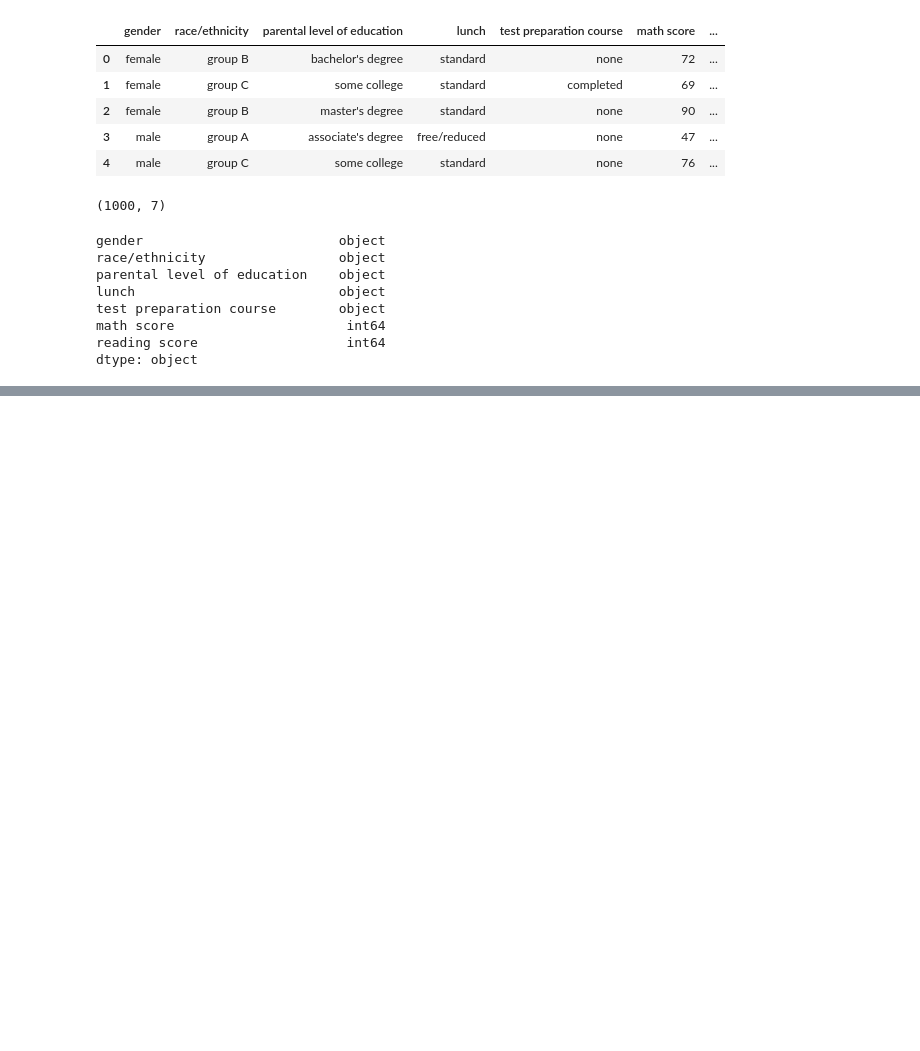
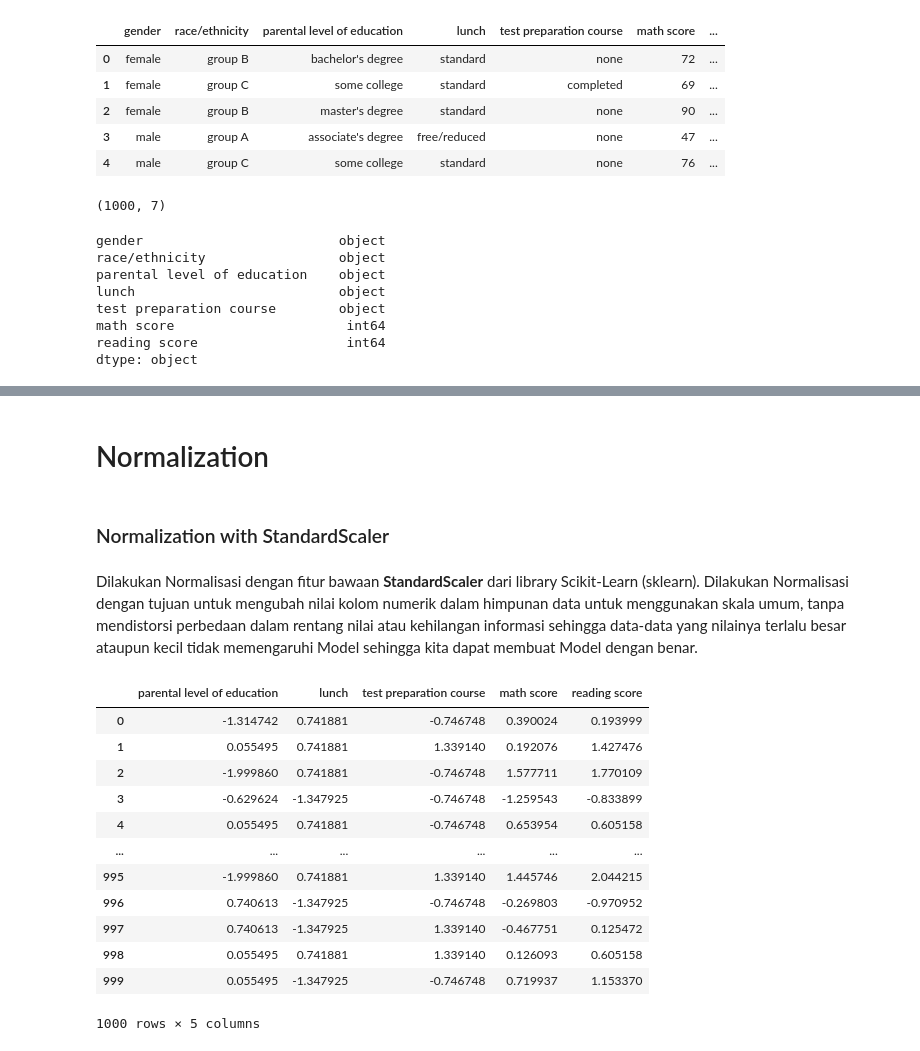
Before and after one commit to Arckitechttt/Students-Performace-Segmentation-Website, a Jupyter notebook: model/model.ipynb, the cells around one changed output, grey strips where cells are left out. Saved outputs shown, nothing was run; the diff lists cells and outputs as text; code cells hidden in the pictures; blank space fills up the shorter version.

```diff
--- a/model/model.ipynb
+++ b/model/model.ipynb
@@ -173,0 +336,4 @@ pickle.dump(kmeans, open('model.pkl', 'wb'))
+# %%
+df['parental level of education'] = pd.to_numeric(df['parental level of education'])
+
+df['parental level of education'].dtype
@@ -173,0 +342,4 @@ pickle.dump(kmeans, open('model.pkl', 'wb'))
+# %%
+df['lunch'] = pd.to_numeric(df['lunch'])
+
+df['lunch'].dtype
@@ -173,0 +369,6 @@ pickle.dump(kmeans, open('model.pkl', 'wb'))
+# %% [markdown]
+# Normalization
+# %% [markdown]
+### Normalization with StandardScaler
+# %% [markdown]
+Dilakukan Normalisasi dengan fitur bawaan **StandardScaler** dari library Scikit-Learn (sklearn). Dilakukan Normalisasi dengan tujuan untuk mengubah nilai kolom numerik dalam himpunan data untuk menggunakan skala umum, tanpa mendistorsi perbedaan dalam rentang nilai atau kehilangan informasi sehingga data-data yang nilainya terlalu besar ataupun kecil tidak memengaruhi Model sehingga kita dapat membuat Model dengan benar.
@@ -173,0 +377,19 @@ pickle.dump(kmeans, open('model.pkl', 'wb'))
+# %%
+sc = StandardScaler()
+
+dataSP = pd.DataFrame(sc.fit_transform(x_scale), columns=x_scale.columns)
+dataSP
+# %% [output]
+|  | parental level of education | lunch | test preparation course | math score | reading score |
+| 0 | -1.314742 | 0.741881 | -0.746748 | 0.390024 | 0.193999 |
+| 1 | 0.055495 | 0.741881 | 1.339140 | 0.192076 | 1.427476 |
+| 2 | -1.999860 | 0.741881 | -0.746748 | 1.577711 | 1.770109 |
+| 3 | -0.629624 | -1.347925 | -0.746748 | -1.259543 | -0.833899 |
+| 4 | 0.055495 | 0.741881 | -0.746748 | 0.653954 | 0.605158 |
+| ... | ... | ... | ... | ... | ... |
+| 995 | -1.999860 | 0.741881 | 1.339140 | 1.445746 | 2.044215 |
+| 996 | 0.740613 | -1.347925 | -0.746748 | -0.269803 | -0.970952 |
+| 997 | 0.740613 | -1.347925 | 1.339140 | -0.467751 | 0.125472 |
+| 998 | 0.055495 | 0.741881 | 1.339140 | 0.126093 | 0.605158 |
+| 999 | 0.055495 | -1.347925 | -0.746748 | 0.719937 | 1.153370 |
+1000 rows × 5 columns
```
Also changed, not shown: parts of 86 cells of this notebook, 8 other files.
